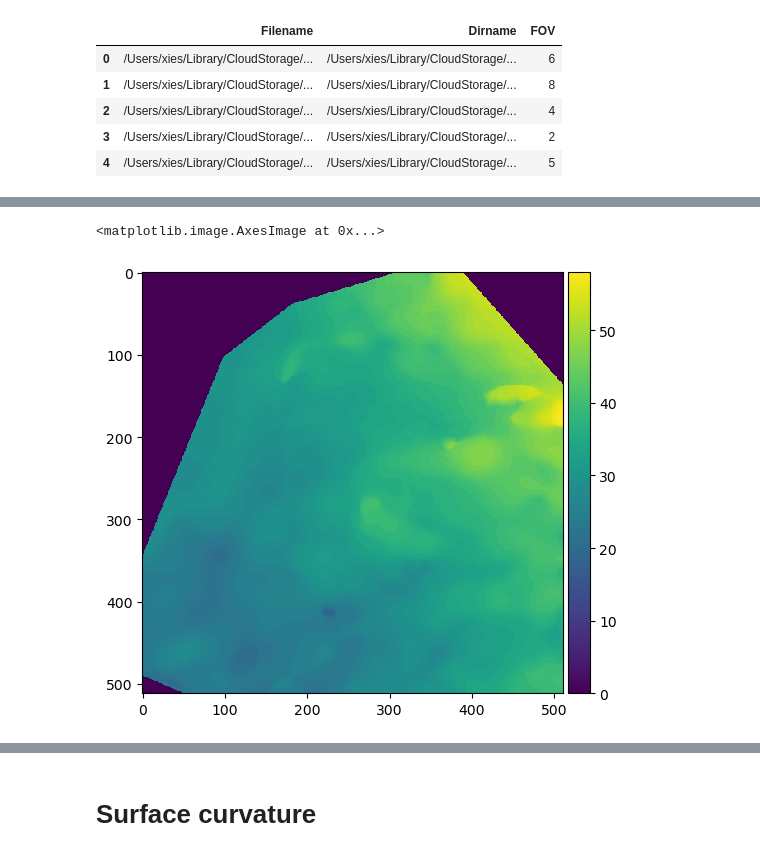
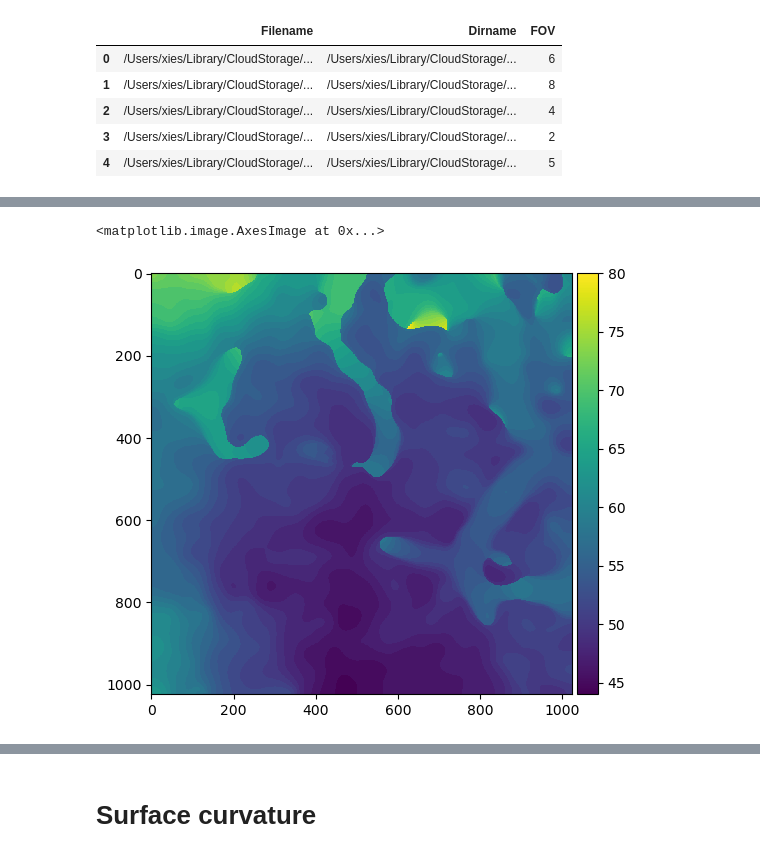
Before and after one commit to xies/mouse_skin_size_control, a Jupyter notebook: 2025_lineage_analysis/tissue_curvature/integrin_a6.ipynb, the cells around one changed output, grey strips where cells are left out. Saved outputs shown, nothing was run; the diff lists cells and outputs as text; code cells hidden in the pictures.

```diff
--- a/2025_lineage_analysis/tissue_curvature/integrin_a6.ipynb
+++ b/2025_lineage_analysis/tissue_curvature/integrin_a6.ipynb
@@ -87,19 +101,27 @@ plt.plot(im_blur[:,256,267])
 from imageUtils import find_z_of_maximal_gradient
 from measurements import fix_holes_in_height_image, make_image_from_heightmap, find_subgraphs_of_connected_local_maxima, reconstruct_surface_from_subgraph
 
-# Iz = find_z_of_maximal_gradient(im_blur_gradient,method='maximum')
-# Iz = np.argmax(im_blur_gradient > 0.6, axis=0)
+# Iz = find_z_of_maximal_gradient(im_blur_gradient,method='maximum',threshold=0.17)
+# Iz = np.argmax(im_blur > 0.18, axis=0)
 # height_image = make_image_from_heightmap(Iz,im.shape[0])
-# Iz_fixed,height_image_fixed = fix_holes_in_height_image(height_image,im.shape)
 
 S,G = find_subgraphs_of_connected_local_maxima(im_blur,return_full_graph=True)
-Iz_fixed,height_image_fixed = reconstruct_surface_from_subgraph(S[1],im_blur.shape)
+# Iz_fixed,height_image_fixed = reconstruct_surface_from_subgraph(S[2],im_blur.shape)
 
-plt.figure()
-io.imshow(Iz_fixed)
+# plt.figure()
+# io.imshow(Iz_fixed)
-# %% [output]
-<matplotlib.image.AxesImage at 0x...>
-[figure, removed]
+# %%
+from measurements import reconstruct_bm_from_subgraph
+# Iz_fixed,height_image_fixed = fix_holes_in_height_image(height_image,im.shape)
+# S.sort(key=lambda g: len({(x, y) for x, y, z in g.nodes}), reverse=True)
+
+Iz_fixed,height_image_fixed = reconstruct_surface_from_subgraph(S[0],im_blur)
+
+plt.figure()
+io.imshow(Iz_fixed)
+# %% [output]
+<matplotlib.image.AxesImage at 0x...>
+[figure, added]
 # %%
 stackview.switch({'a6':im,'heightmap':height_image_fixed},
                 colormap=['pure_red','pure_green'],
```
Also changed, not shown: parts of 13 cells of this notebook, 19 other files.
